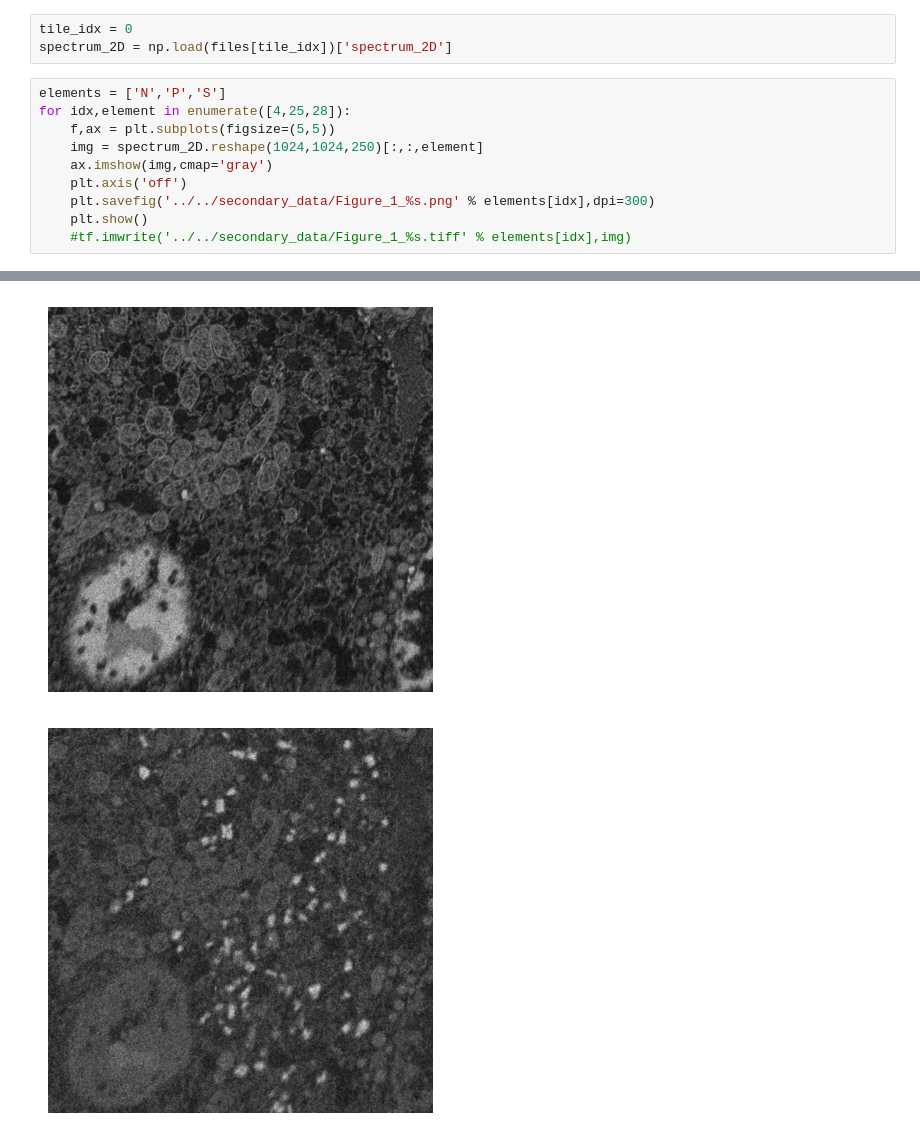
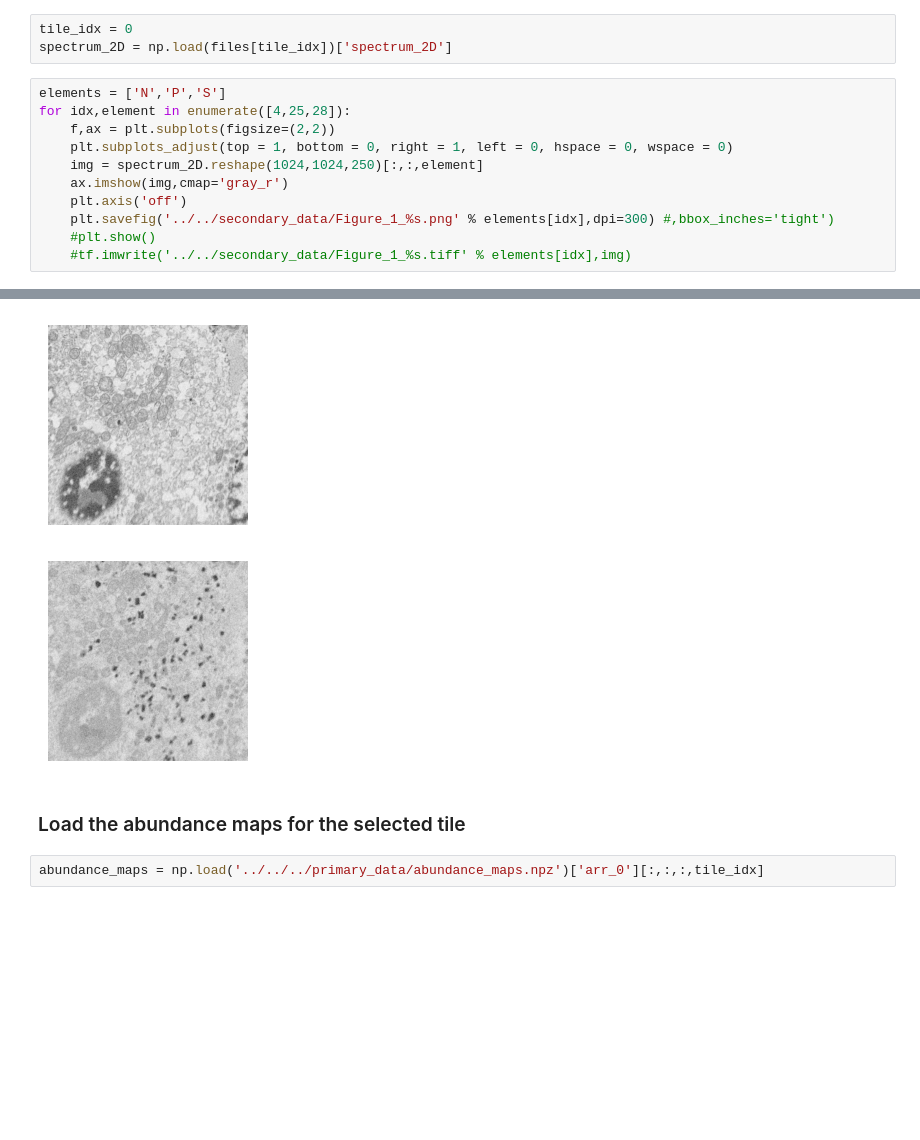
Before and after one commit to amjams/Identify, a Jupyter notebook: scripts/data_visualization/Figure_1.ipynb, the cells around one changed output, grey strips where cells are left out. Saved outputs shown, nothing was run; the diff lists cells and outputs as text; blank space fills up the shorter version.

Commit message:
figure 1 outputs - no white space

```diff
--- a/scripts/data_visualization/Figure_1.ipynb
+++ b/scripts/data_visualization/Figure_1.ipynb
@@ -28,11 +28,12 @@ spectrum_2D = np.load(files[tile_idx])['spectrum_2D']
 # %%
 elements = ['N','P','S']
 for idx,element in enumerate([4,25,28]):
-    f,ax = plt.subplots(figsize=(5,5))
+    f,ax = plt.subplots(figsize=(2,2))
+    plt.subplots_adjust(top = 1, bottom = 0, right = 1, left = 0, hspace = 0, wspace = 0)
     img = spectrum_2D.reshape(1024,1024,250)[:,:,element]
-    ax.imshow(img,cmap='gray')
+    ax.imshow(img,cmap='gray_r')
     plt.axis('off')
-    plt.savefig('../../secondary_data/Figure_1_%s.png' % elements[idx],dpi=300)
-    plt.show()
+    plt.savefig('../../secondary_data/Figure_1_%s.png' % elements[idx],dpi=300) #,bbox_inches='tight')
+    #plt.show()
     #tf.imwrite('../../secondary_data/Figure_1_%s.tiff' % elements[idx],img)
 # %% [output]
@@ -40,2 +41,6 @@ for idx,element in enumerate([4,25,28]):
-[figure, old version]
+[figure, new version]
-[figure, old version]
+[figure, new version]
+# %% [markdown]
+### Load the abundance maps for the selected tile
+# %%
+abundance_maps = np.load('../../../primary_data/abundance_maps.npz')['arr_0'][:,:,:,tile_idx]
```
Also changed, not shown: parts of 5 cells of this notebook, 6 other files.
